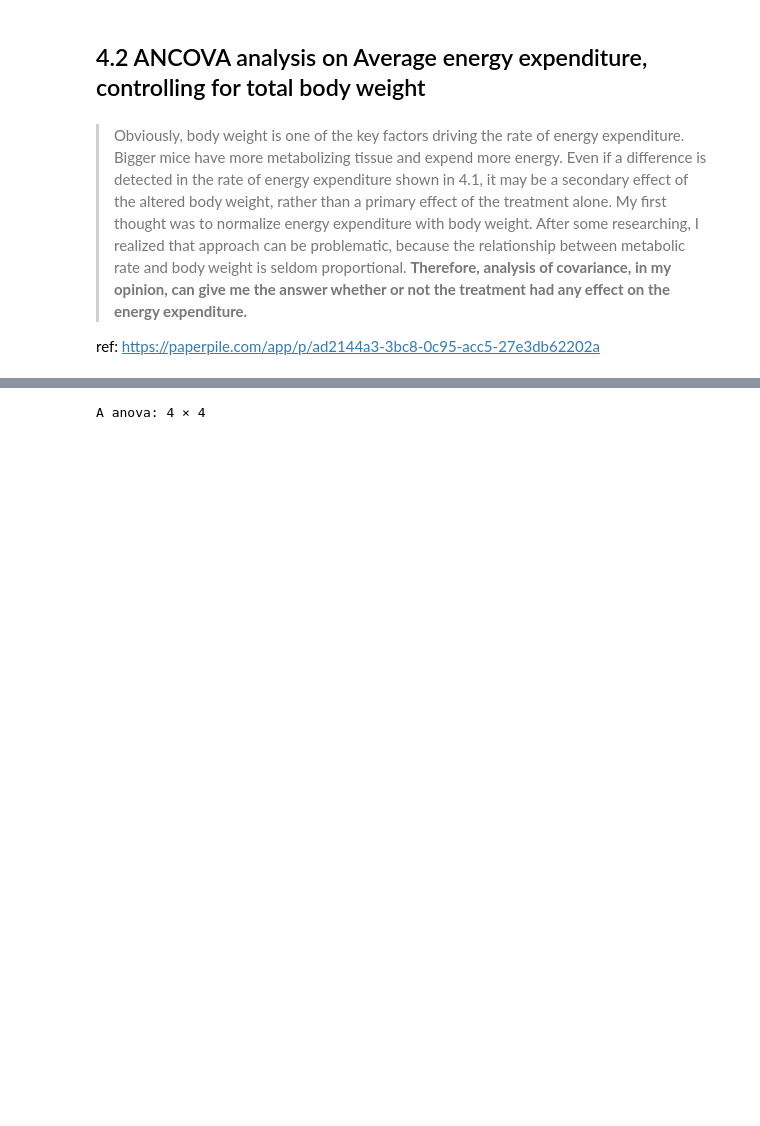
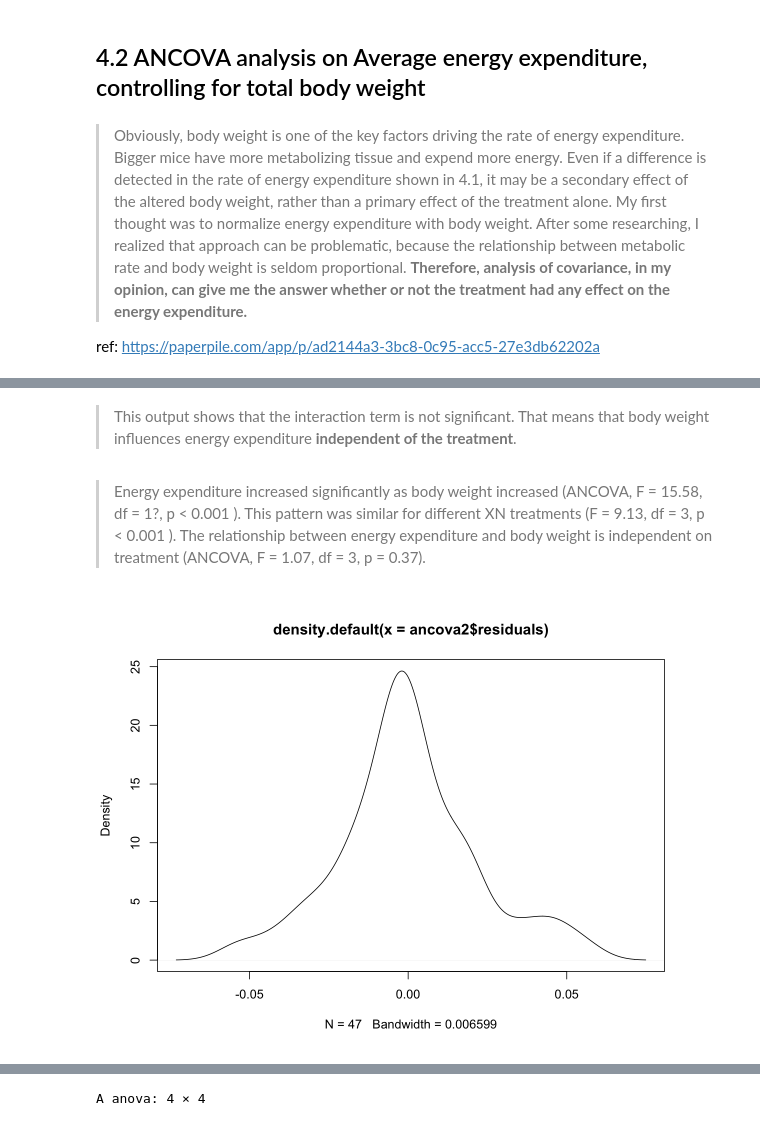
Before and after one commit to zhangyang2017/temp, a Jupyter notebook: metab.ipynb, the cells around one changed output, grey strips where cells are left out. Drawn from its saved outputs; the diff is of its cells as text; code cells hidden in the pictures; blank space fills up the shorter version.

```diff
--- a/metab.ipynb
+++ b/metab.ipynb
@@ -244,0 +294,11 @@ ref: https://paperpile.com/app/p/ad2144a3-3bc8-0c95-acc5-27e3db62202a
+# %% [markdown]
+> This output shows that the interaction term is not significant. That means that body weight influences energy expenditure **independent of the treatment**.
+# %% [markdown]
+> Energy expenditure increased significantly as body weight increased (ANCOVA, F = 15.58, df = 1?, p < 0.001 ). This pattern was similar for different XN treatments (F = 9.13, df = 3, p < 0.001 ). The relationship between energy expenditure and body weight is independent on treatment (ANCOVA, F = 1.07, df = 3, p = 0.37).
+# %%
+ancova2 <- lm(avgEE~Treatment*Lean_mass*subq_wt*epi_wat, dataHFD)
+# %%
+options(repr.plot.width = 8, repr.plot.height = 6, repr.plot.res = 150)
+plot(density(ancova2$residuals))
+# %% [output]
+[figure, added]
```
Also changed, not shown: parts of 18 cells of this notebook.
